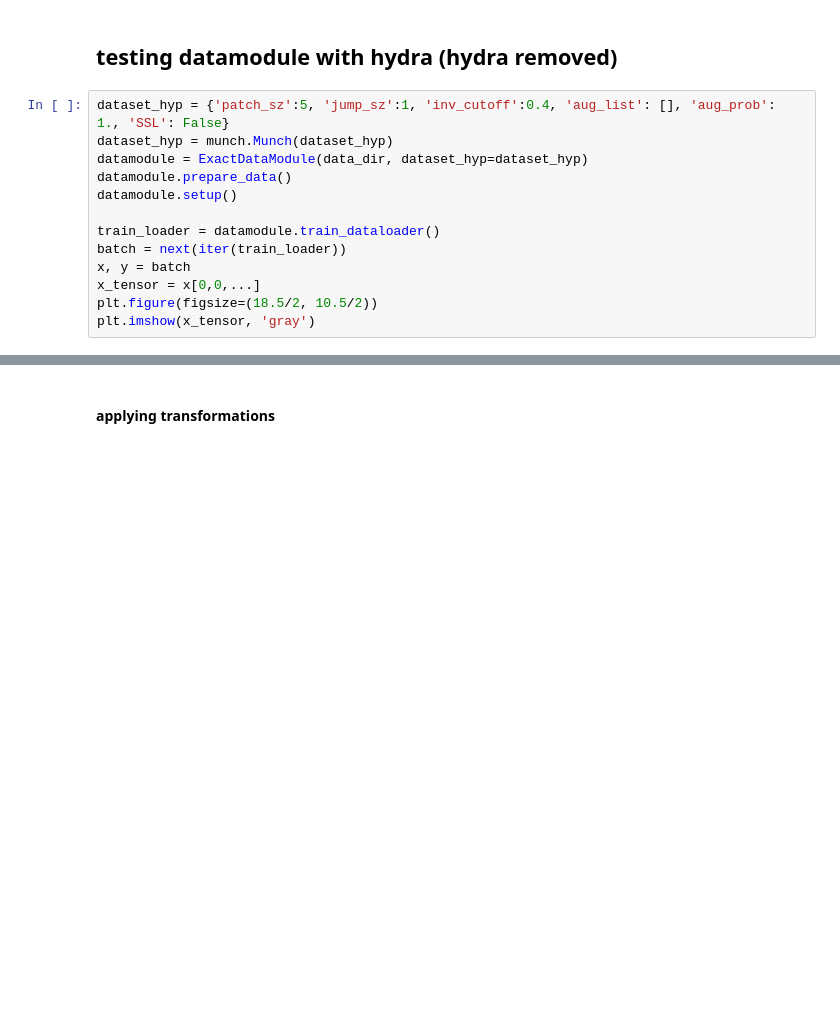
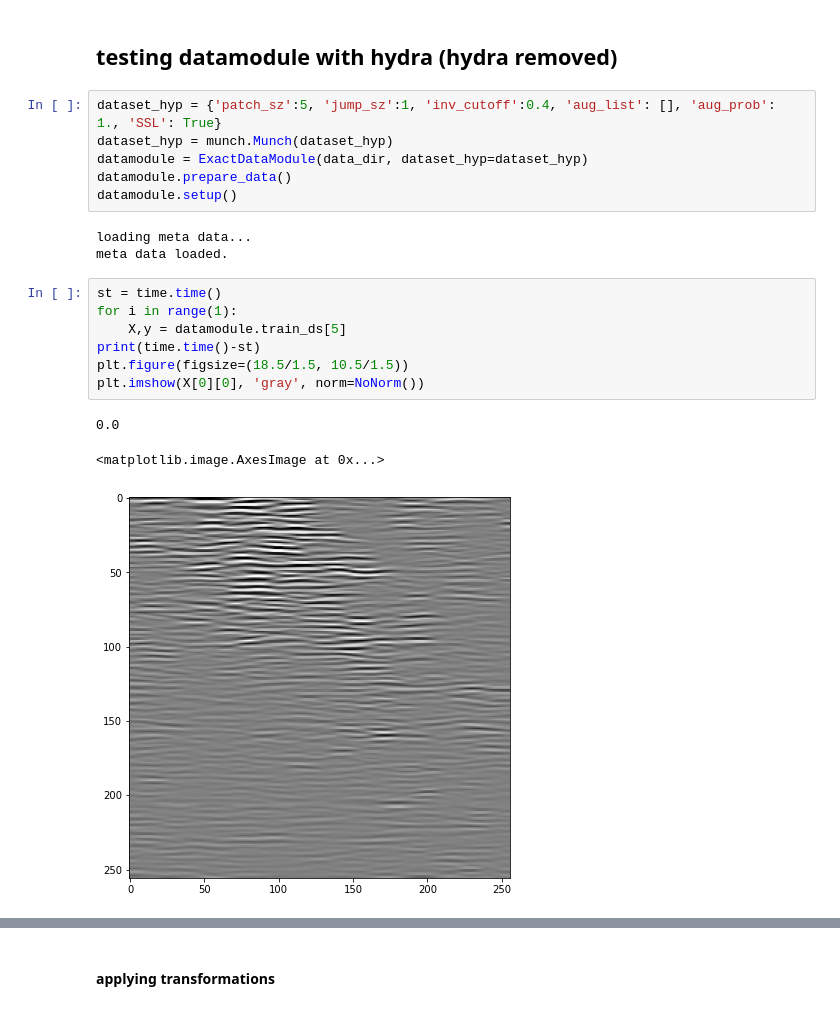
Before and after one commit to MahdiGilany/SSL_micro_ultrasound, a Jupyter notebook: notebooks/1.0-jqp-initial-datamodule-transfering.ipynb, the cells around one changed output, grey strips where cells are left out. Drawn from its saved outputs; the diff is of its cells as text; blank space fills up the shorter version.

```diff
--- a/notebooks/1.0-jqp-initial-datamodule-transfering.ipynb
+++ b/notebooks/1.0-jqp-initial-datamodule-transfering.ipynb
@@ -249,15 +260,22 @@ if __name__=='__main__':
 # %% [markdown]
 ## testing datamodule with hydra (hydra removed)
 # %%
-dataset_hyp = {'patch_sz':5, 'jump_sz':1, 'inv_cutoff':0.4, 'aug_list': [], 'aug_prob': 1., 'SSL': False}
+dataset_hyp = {'patch_sz':5, 'jump_sz':1, 'inv_cutoff':0.4, 'aug_list': [], 'aug_prob': 1., 'SSL': True}
 dataset_hyp = munch.Munch(dataset_hyp)
 datamodule = ExactDataModule(data_dir, dataset_hyp=dataset_hyp)
 datamodule.prepare_data()
 datamodule.setup()
-
-train_loader = datamodule.train_dataloader()
-batch = next(iter(train_loader))
-x, y = batch
-x_tensor = x[0,0,...]
-plt.figure(figsize=(18.5/2, 10.5/2))
-plt.imshow(x_tensor, 'gray')
+# %% [output]
+loading meta data...
+meta data loaded.
+# %%
+st = time.time()
+for i in range(1):
+    X,y = datamodule.train_ds[5]
+print(time.time()-st)
+plt.figure(figsize=(18.5/1.5, 10.5/1.5))
+plt.imshow(X[0][0], 'gray', norm=NoNorm())
+# %% [output]
+0.0
+<matplotlib.image.AxesImage at 0x...>
+[figure, added]
```
Also changed, not shown: parts of 22 cells of this notebook, 14 other files.
